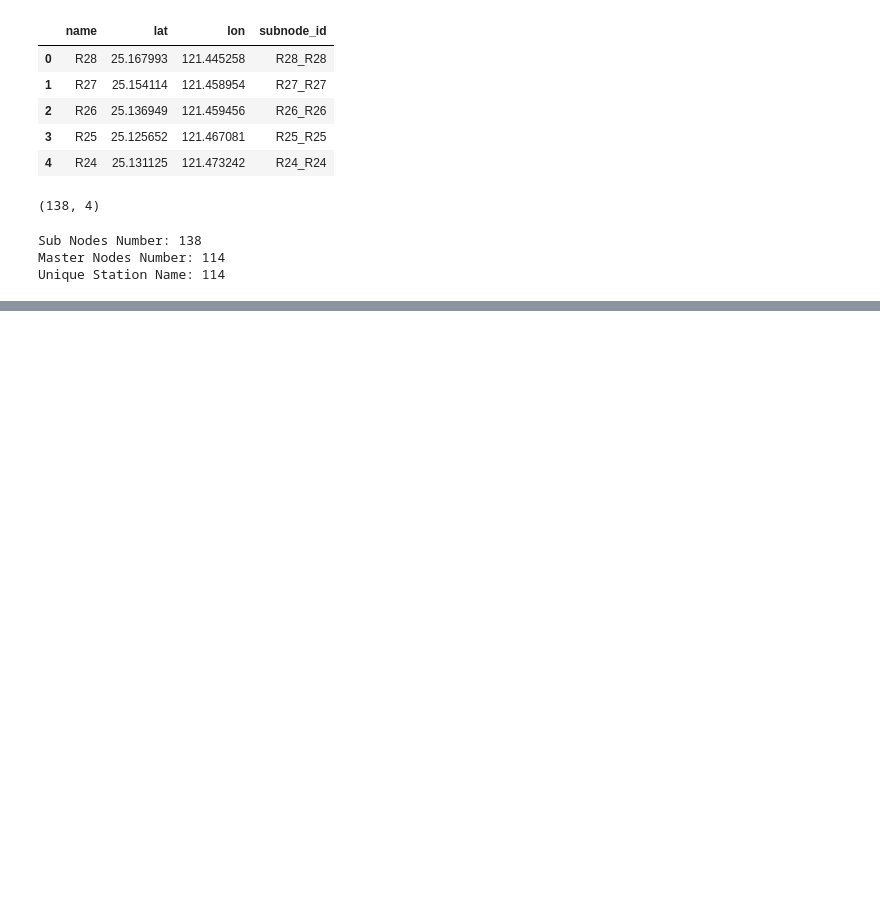
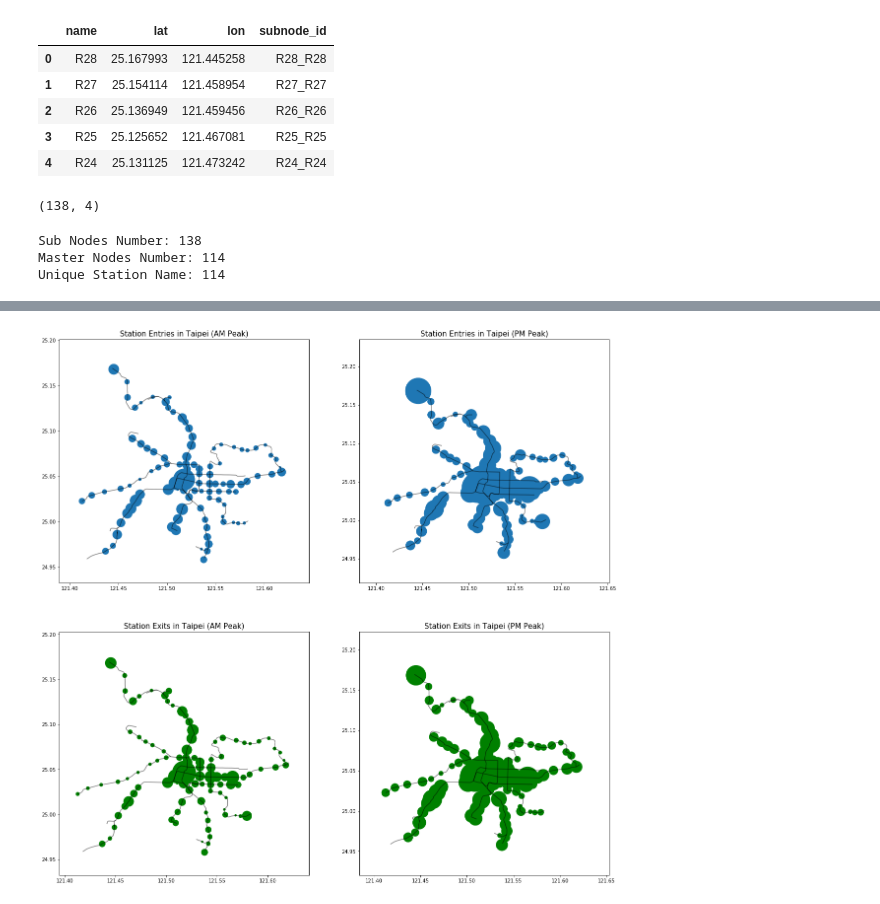
Before and after one commit to rxl204/Capstone, a Jupyter notebook: taipeiOD.ipynb, the cells around one changed output, grey strips where cells are left out. Saved outputs shown, nothing was run; the diff lists cells and outputs as text; code cells hidden in the pictures; blank space fills up the shorter version.

```diff
--- a/taipeiOD.ipynb
+++ b/taipeiOD.ipynb
@@ -365,0 +384,26 @@ Unique Station Name: 114
+# %%
+fig = plt.figure(figsize = (20,20))
+
+ax = plt.subplot(2, 2, 1)
+feb01AMPeak_geo.plot(ax=ax, markersize=feb01AMPeak_geo['Count']*0.1)
+route['geometry'].plot(ax=ax, color='black', alpha=0.5)
+plt.title('Station Entries in Taipei (AM Peak)', size=15)
+
+ax1 = plt.subplot(2, 2, 2)
+feb01PMPeak_geo.plot(ax=ax1, markersize=feb01PMPeak_geo['Count']*0.1)
+route['geometry'].plot(ax=ax1, color='black', alpha=0.5)
+plt.title('Station Entries in Taipei (PM Peak)', size=15)
+
+ax2 = plt.subplot(2, 2, 3)
+feb01AMPeak_geo_OUT.plot(ax=ax2, markersize=feb01AMPeak_geo_OUT['Count']*0.1, c='green')
+route['geometry'].plot(ax=ax2, color='black', alpha=0.5)
+plt.title('Station Exits in Taipei (AM Peak)', size=15)
+
+ax3 = plt.subplot(2, 2, 4)
+feb01PMPeak_geo_OUT.plot(ax=ax3, markersize=feb01PMPeak_geo_OUT['Count']*0.1, c='green')
+route['geometry'].plot(ax=ax3, color='black', alpha=0.5)
+plt.title('Station Exits in Taipei (PM Peak)', size=15)
+
+plt.show()
+# %% [output]
+[figure, added]
```
Also changed, not shown: parts of 60 cells of this notebook.
